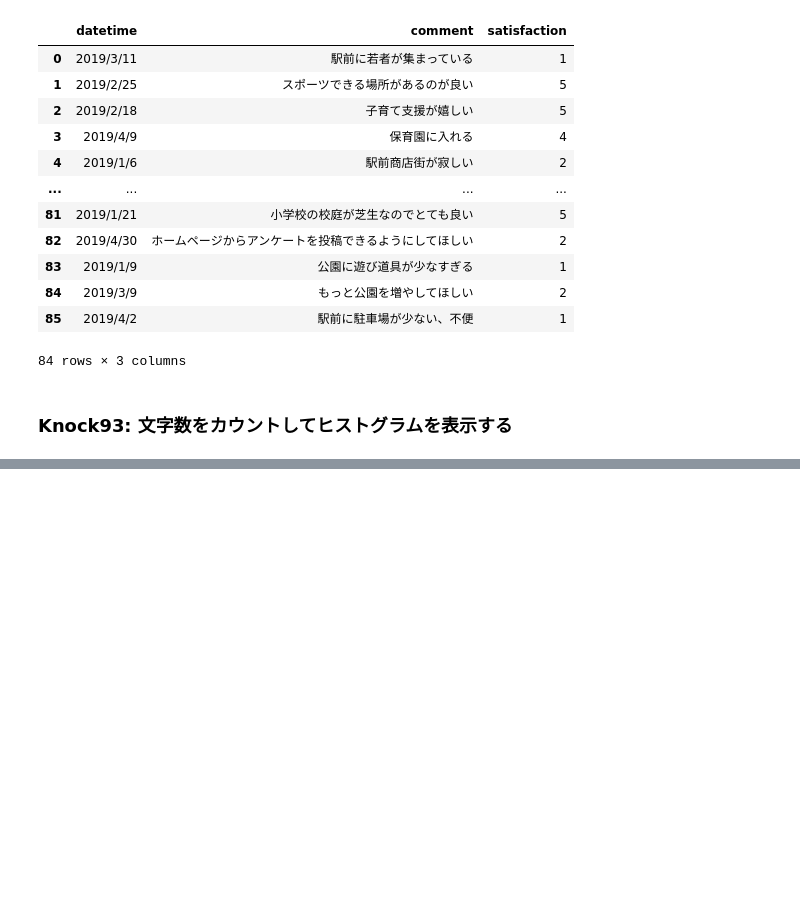
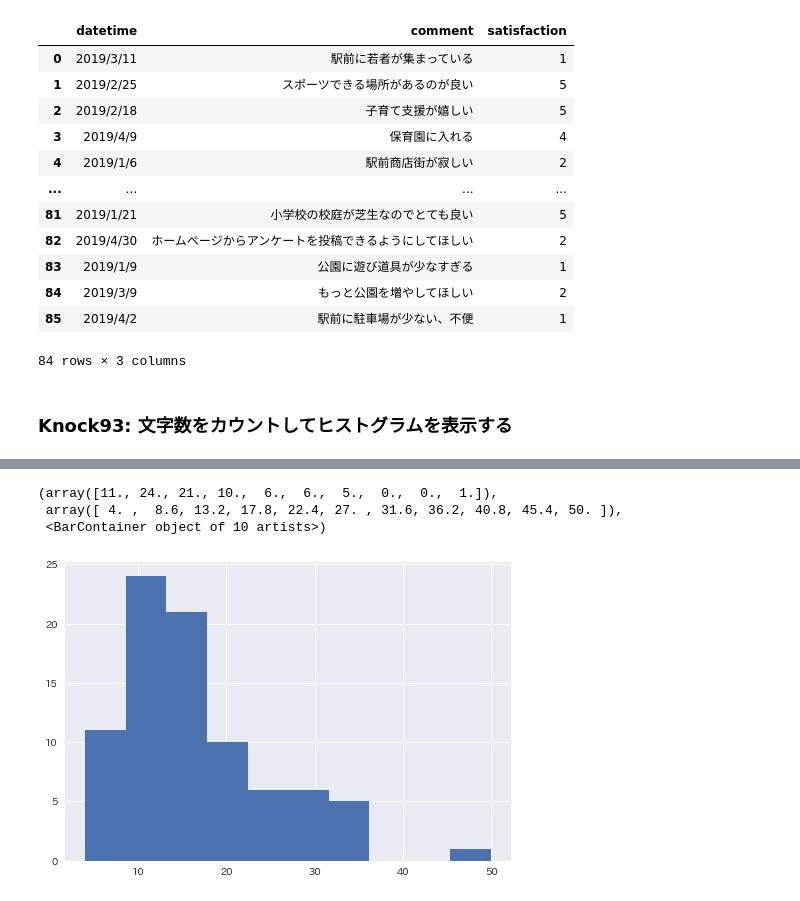
Before and after one commit to ginmaruGH/python-practical-data-analysis-100knocks, a Jupyter notebook: ch10/ch10.ipynb, the cells around one changed output, grey strips where cells are left out. Drawn from its saved outputs; the diff is of its cells as text; code cells hidden in the pictures; blank space fills up the shorter version.

```diff
--- a/ch10/ch10.ipynb
+++ b/ch10/ch10.ipynb
@@ -134,3 +136,8 @@ display(survey)
 84 rows × 3 columns
 # %% [markdown]
 ### Knock93: 文字数をカウントしてヒストグラムを表示する
+# %%
+# commentの文字数をカウントする
+
+survey["length"] = survey["comment"].str.len()
+display(survey)
@@ -136,0 +158,9 @@ display(survey)
+# %%
+# commentの長さのヒストグラムを描画
+
+plt.hist(survey["length"])
+# %% [output]
+(array([11., 24., 21., 10.,  6.,  6.,  5.,  0.,  0.,  1.]),
+ array([ 4. ,  8.6, 13.2, 17.8, 22.4, 27. , 31.6, 36.2, 40.8, 45.4, 50. ]),
+ <BarContainer object of 10 artists>)
+[figure, added]
```
Also changed, not shown: parts of 23 cells of this notebook, 1 other file.
